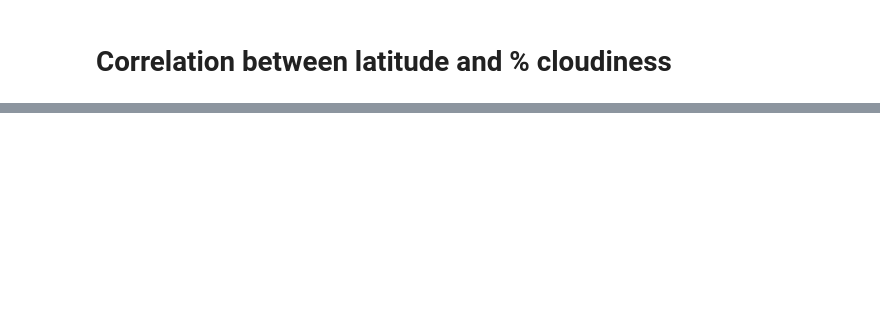
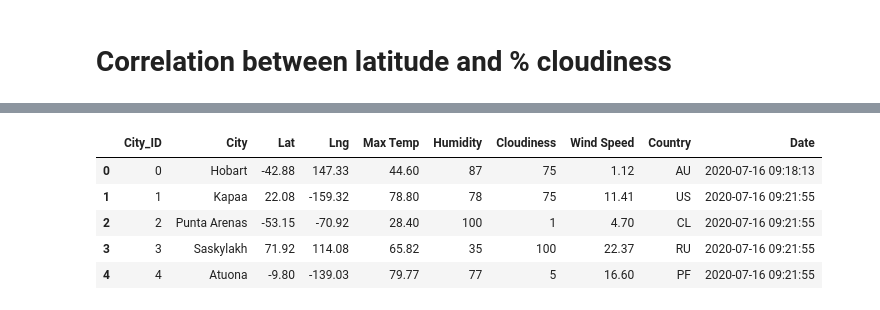
Before and after one commit to BurdenDerek/World_Weather_Analysis, a Jupyter notebook: WeatherPy.ipynb, the cells around one changed output, grey strips where cells are left out. Cells and saved outputs as stored; diff of their text form; code cells hidden in the pictures; blank space fills up the shorter version.

```diff
--- a/WeatherPy.ipynb
+++ b/WeatherPy.ipynb
@@ -615,0 +643,11 @@ plot_linear_regression(x_values, y_values,
+# %%
+# Store the CSV you saved created in part one into a DataFrame.
+city_data_df = pd.read_csv("weather_data/cities.csv")
+city_data_df.head()
+# %% [output]
+|  | City_ID | City | Lat | Lng | Max Temp | Humidity | Cloudiness | Wind Speed | Country | Date |
+| 0 | 0 | Hobart | -42.88 | 147.33 | 44.60 | 87 | 75 | 1.12 | AU | 2020-07-16 09:18:13 |
+| 1 | 1 | Kapaa | 22.08 | -159.32 | 78.80 | 78 | 75 | 11.41 | US | 2020-07-16 09:21:55 |
+| 2 | 2 | Punta Arenas | -53.15 | -70.92 | 28.40 | 100 | 1 | 4.70 | CL | 2020-07-16 09:21:55 |
+| 3 | 3 | Saskylakh | 71.92 | 114.08 | 65.82 | 35 | 100 | 22.37 | RU | 2020-07-16 09:21:55 |
+| 4 | 4 | Atuona | -9.80 | -139.03 | 79.77 | 77 | 5 | 16.60 | PF | 2020-07-16 09:21:55 |
```
Also changed, not shown: parts of 47 cells of this notebook, 7 other files.
